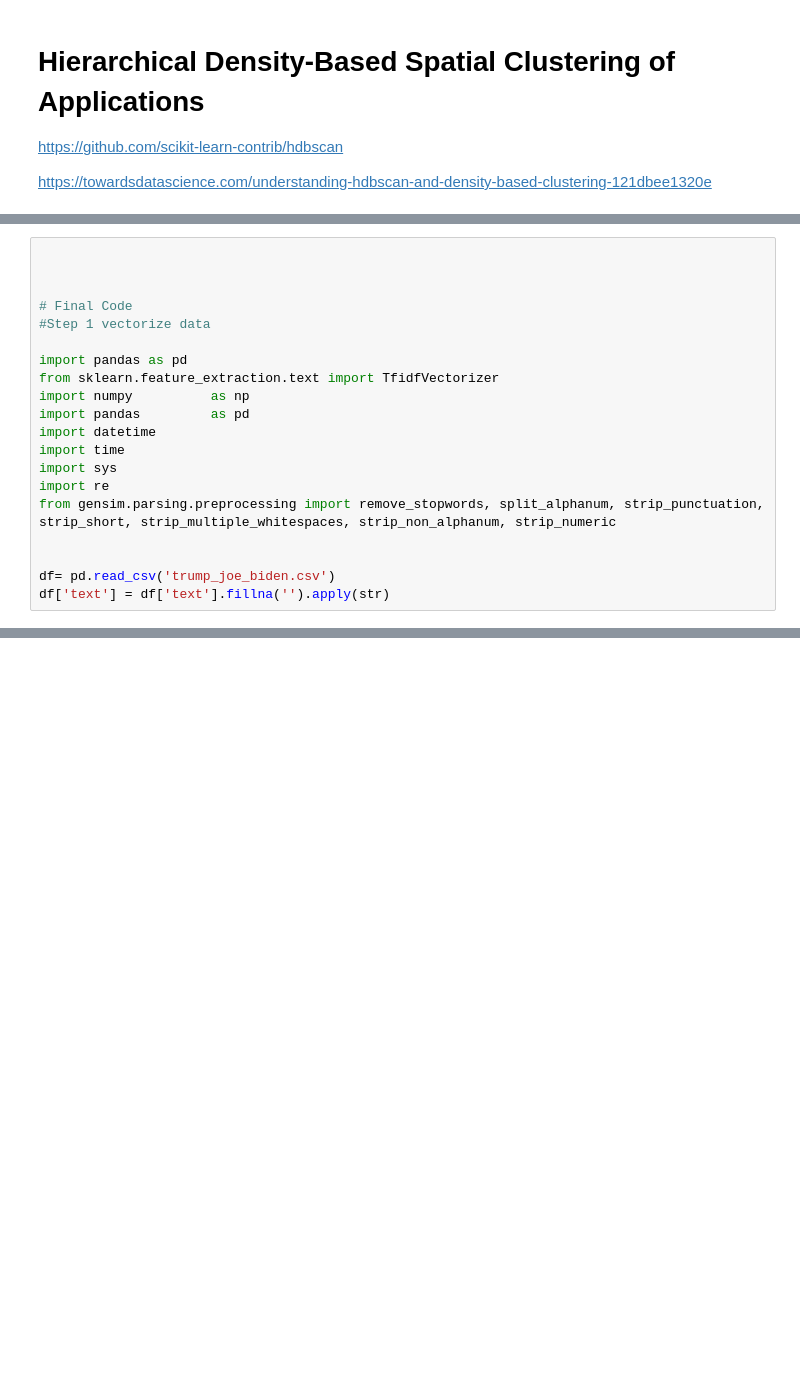
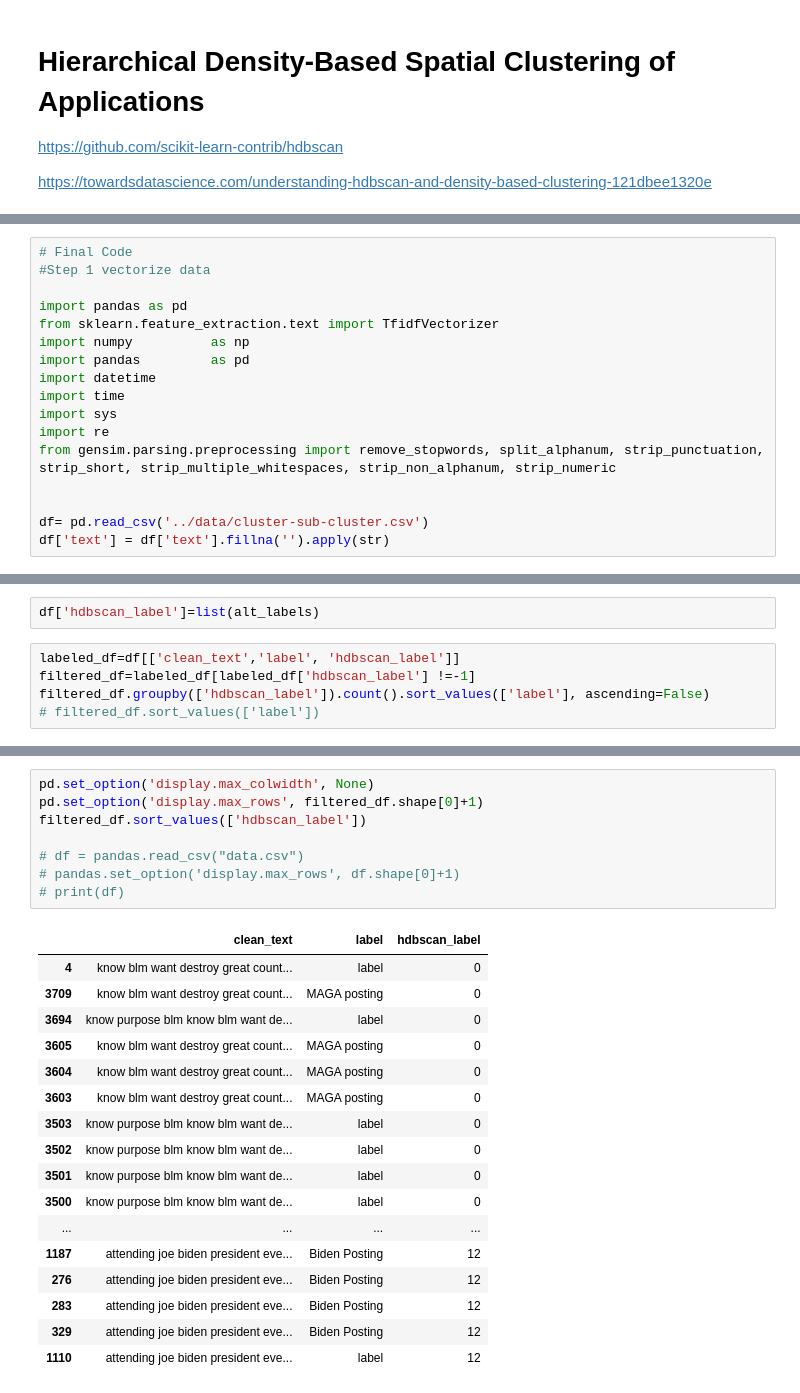
Before and after one commit to AkankshaSh/clustering_experiments, a Jupyter notebook: akanksha/hdbscan.ipynb, the cells around one changed output, grey strips where cells are left out. Cells and saved outputs as stored; diff of their text form; blank space fills up the shorter version.

Commit message:
Akan: label the data and store back to csv

```diff
--- a/akanksha/hdbscan.ipynb
+++ b/akanksha/hdbscan.ipynb
@@ -35,7 +22,4 @@ hierarchy.plot()
 # %%
-
-
-
 # Final Code
 #Step 1 vectorize data
 
@@ -50,7 +34,7 @@ import re
 from gensim.parsing.preprocessing import remove_stopwords, split_alphanum, strip_punctuation, strip_short, strip_multiple_whitespaces, strip_non_alphanum, strip_numeric
 
 
-df= pd.read_csv('trump_joe_biden.csv')
+df= pd.read_csv('../data/cluster-sub-cluster.csv')
 df['text'] = df['text'].fillna('').apply(str)
 # %%
 #preprocessing
@@ -121,0 +132,7 @@ RecursionError: maximum recursion depth exceeded in comparison
+# %%
+df['hdbscan_label']=list(alt_labels)
+# %%
+labeled_df=df[['clean_text','label', 'hdbscan_label']]
+filtered_df=labeled_df[labeled_df['hdbscan_label'] !=-1]
+filtered_df.groupby(['hdbscan_label']).count().sort_values(['label'], ascending=False)
+# filtered_df.sort_values(['label'])
@@ -121,0 +158,26 @@ RecursionError: maximum recursion depth exceeded in comparison
+# %%
+pd.set_option('display.max_colwidth', None)
+pd.set_option('display.max_rows', filtered_df.shape[0]+1)
+filtered_df.sort_values(['hdbscan_label'])
+
+# df = pandas.read_csv("data.csv")
+# pandas.set_option('display.max_rows', df.shape[0]+1)
+# print(df)
+# %% [output]
+|  | clean_text | label | hdbscan_label |
+| 4 | know blm want destroy great count... | label | 0 |
+| 3709 | know blm want destroy great count... | MAGA posting | 0 |
+| 3694 | know purpose blm know blm want de... | label | 0 |
+| 3605 | know blm want destroy great count... | MAGA posting | 0 |
+| 3604 | know blm want destroy great count... | MAGA posting | 0 |
+| 3603 | know blm want destroy great count... | MAGA posting | 0 |
+| 3503 | know purpose blm know blm want de... | label | 0 |
+| 3502 | know purpose blm know blm want de... | label | 0 |
+| 3501 | know purpose blm know blm want de... | label | 0 |
+| 3500 | know purpose blm know blm want de... | label | 0 |
+| ... | ... | ... | ... |
+| 1187 | attending joe biden president eve... | Biden Posting | 12 |
+| 276 | attending joe biden president eve... | Biden Posting | 12 |
+| 283 | attending joe biden president eve... | Biden Posting | 12 |
+| 329 | attending joe biden president eve... | Biden Posting | 12 |
+| 1110 | attending joe biden president eve... | label | 12 |
```
Also changed, not shown: parts of 13 cells of this notebook, 2 other files.
